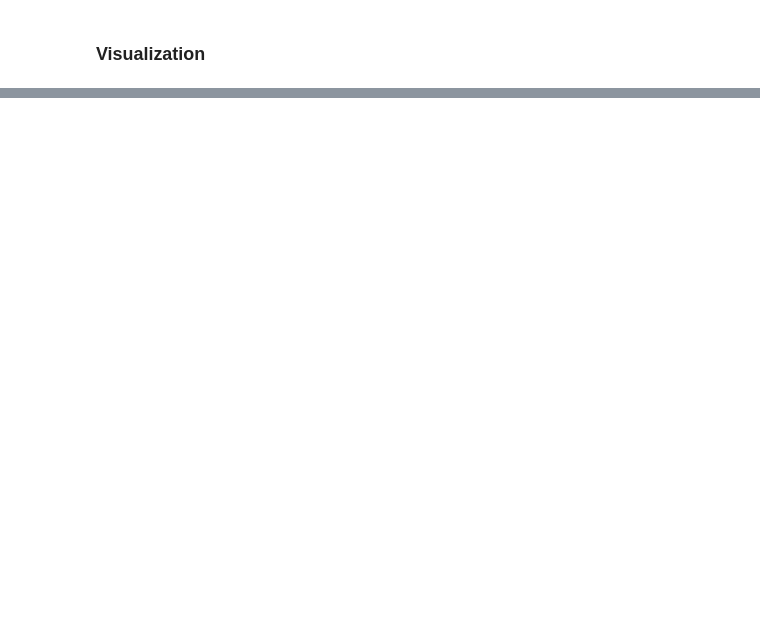
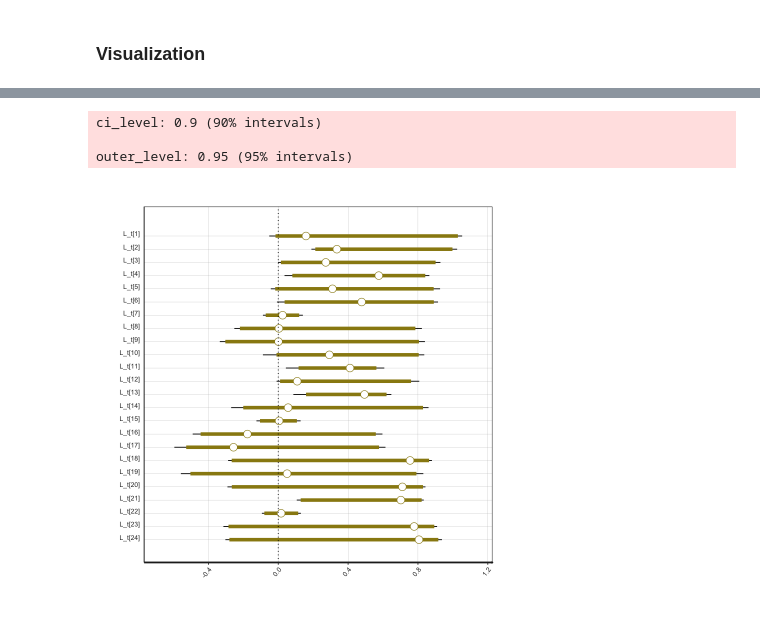
Before and after one commit to hublun/Stan, a Jupyter notebook: Factorization/Factor_Analysis.ipynb, the cells around one changed output, grey strips where cells are left out. Drawn from its saved outputs; the diff is of its cells as text; code cells hidden in the pictures; blank space fills up the shorter version.

```diff
--- a/Factorization/Factor_Analysis.ipynb
+++ b/Factorization/Factor_Analysis.ipynb
@@ -132,0 +172,28 @@ grid.arrange(grobs = plot_list, ncol = 10)
+# %%
+theme_Posterior = theme(
+  axis.line.x = element_line(arrow=arrow(length=unit(0.05, "cm")), lineend = "butt"),
+  panel.background = element_rect(fill="transparent"),
+  panel.border = element_rect(fill="transparent"),
+  plot.background = element_rect(fill = "transparent"),
+  #panel.spacing.y = unit(1,"lines"),
+  plot.margin = unit(c(1,1,1,1), "cm"),
+  #
+  axis.title.y = element_blank(),
+  axis.text.y = element_text(color = "grey20", size = 8, angle = 0, hjust = 1, vjust = 0, face = "plain"),
+  axis.text.x = element_text(color="grey20",hjust=1, vjust=1, size=8, angle=50, face="plain"),
+  axis.ticks.y = element_blank()
+)
+# %%
+plot(fit,
+     pars = names(fit)[c(1:24)],
+     show_density = FALSE,
+     fill_color = "#998811",
+     est_color = "#ffffff",
+     ci_level = 0.9, outer_level=0.95) +
+  geom_vline(xintercept = 0, linetype = 3, linewidth = 0.5) +
+  theme_Posterior
+# %% [output]
+ci_level: 0.9 (90% intervals)
+
+outer_level: 0.95 (95% intervals)
+[figure, added]
```
Also changed, not shown: parts of 14 cells of this notebook, 1 other file.
